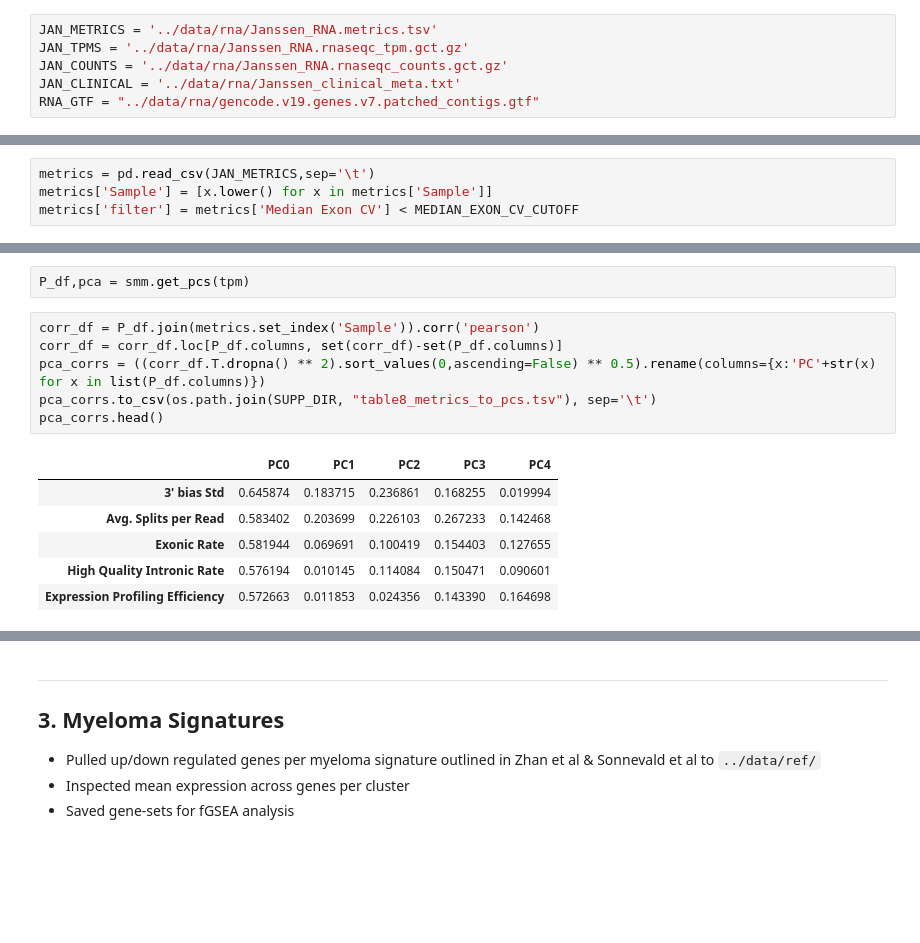
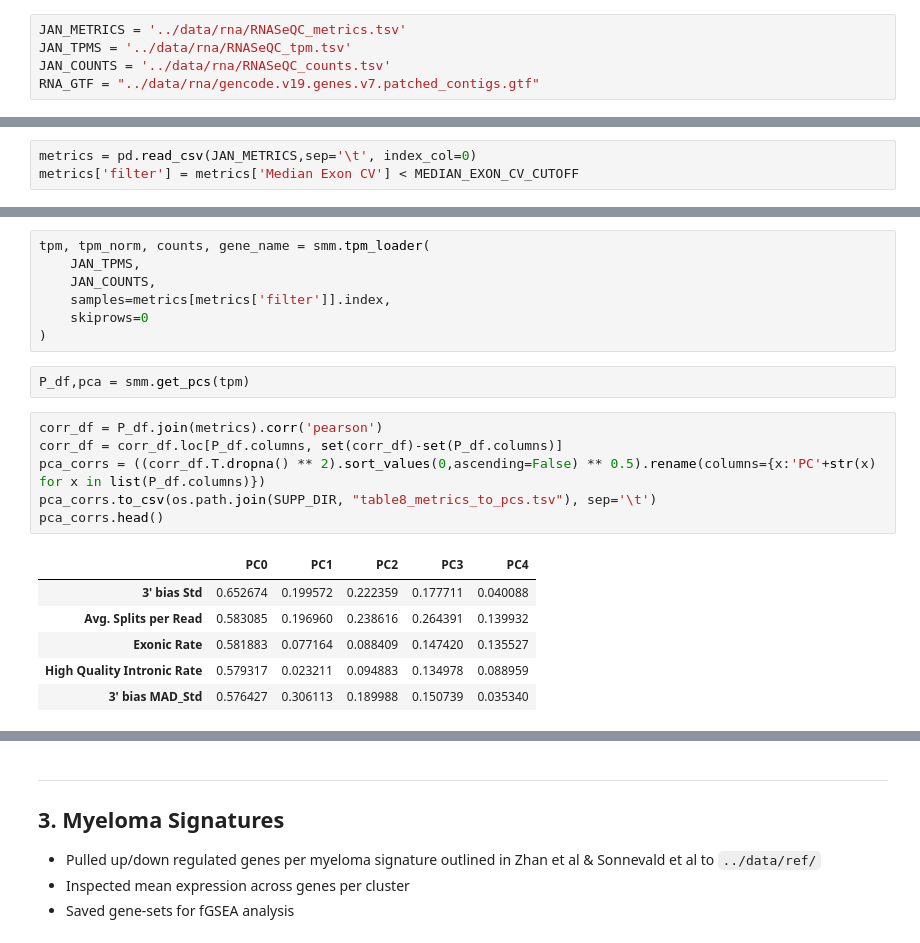
Before and after one commit to getzlab/SMM_clustering_2020, a Jupyter notebook: Fig2/1_process_rna.ipynb, the cells around one changed output, grey strips where cells are left out. Cells and saved outputs as stored; diff of their text form; blank space fills up the shorter version.

```diff
--- a/Fig2/1_process_rna.ipynb
+++ b/Fig2/1_process_rna.ipynb
@@ -21,10 +22,9 @@ This notebook contains code to process RNA, examine QC metrics, and look at over
 
 **Author**: [Shankara Anand](sanand@broadinstitute.org)
 # %%
-JAN_METRICS = '../data/rna/Janssen_RNA.metrics.tsv'
-JAN_TPMS = '../data/rna/Janssen_RNA.rnaseqc_tpm.gct.gz'
-JAN_COUNTS = '../data/rna/Janssen_RNA.rnaseqc_counts.gct.gz'
-JAN_CLINICAL = '../data/rna/Janssen_clinical_meta.txt'
+JAN_METRICS = '../data/rna/RNASeQC_metrics.tsv'
+JAN_TPMS = '../data/rna/RNASeQC_tpm.tsv'
+JAN_COUNTS = '../data/rna/RNASeQC_counts.tsv'
 RNA_GTF = "../data/rna/gencode.v19.genes.v7.patched_contigs.gtf"
 # %%
 PLOT_DIR = "figures"
@@ -41,8 +41,7 @@ os.makedirs(SUPP_DIR, exist_ok=True)
 # %%
 MEDIAN_EXON_CV_CUTOFF = 0.8
 # %%
-metrics = pd.read_csv(JAN_METRICS,sep='\t')
-metrics['Sample'] = [x.lower() for x in metrics['Sample']]
+metrics = pd.read_csv(JAN_METRICS,sep='\t', index_col=0)
 metrics['filter'] = metrics['Median Exon CV'] < MEDIAN_EXON_CV_CUTOFF
 # %%
 pl.plot_rnaseqc_metrics_grid(metrics, MEDIAN_EXON_CV_CUTOFF)
@@ -70,18 +59,25 @@ counts.columns = [x.lower() for x in counts.columns]
+# %%
+tpm, tpm_norm, counts, gene_name = smm.tpm_loader(
+    JAN_TPMS,
+    JAN_COUNTS,
+    samples=metrics[metrics['filter']].index,
+    skiprows=0
+)
 # %%
 P_df,pca = smm.get_pcs(tpm)
 # %%
-corr_df = P_df.join(metrics.set_index('Sample')).corr('pearson')
+corr_df = P_df.join(metrics).corr('pearson')
 corr_df = corr_df.loc[P_df.columns, set(corr_df)-set(P_df.columns)]
 pca_corrs = ((corr_df.T.dropna() ** 2).sort_values(0,ascending=False) ** 0.5).rename(columns={x:'PC'+str(x) for x in list(P_df.columns)})
 pca_corrs.to_csv(os.path.join(SUPP_DIR, "table8_metrics_to_pcs.tsv"), sep='\t')
 pca_corrs.head()
 # %% [output]
 |  | PC0 | PC1 | PC2 | PC3 | PC4 |
-| 3' bias Std | 0.645874 | 0.183715 | 0.236861 | 0.168255 | 0.019994 |
-| Avg. Splits per Read | 0.583402 | 0.203699 | 0.226103 | 0.267233 | 0.142468 |
-| Exonic Rate | 0.581944 | 0.069691 | 0.100419 | 0.154403 | 0.127655 |
-| High Quality Intronic Rate | 0.576194 | 0.010145 | 0.114084 | 0.150471 | 0.090601 |
-| Expression Profiling Efficiency | 0.572663 | 0.011853 | 0.024356 | 0.143390 | 0.164698 |
+| 3' bias Std | 0.652674 | 0.199572 | 0.222359 | 0.177711 | 0.040088 |
+| Avg. Splits per Read | 0.583085 | 0.196960 | 0.238616 | 0.264391 | 0.139932 |
+| Exonic Rate | 0.581883 | 0.077164 | 0.088409 | 0.147420 | 0.135527 |
+| High Quality Intronic Rate | 0.579317 | 0.023211 | 0.094883 | 0.134978 | 0.088959 |
+| 3' bias MAD_Std | 0.576427 | 0.306113 | 0.189988 | 0.150739 | 0.035340 |
 # %%
 _ = smm.plot_pca(
     P_df,
```
Also changed, not shown: parts of 7 cells of this notebook, 13 other files.
